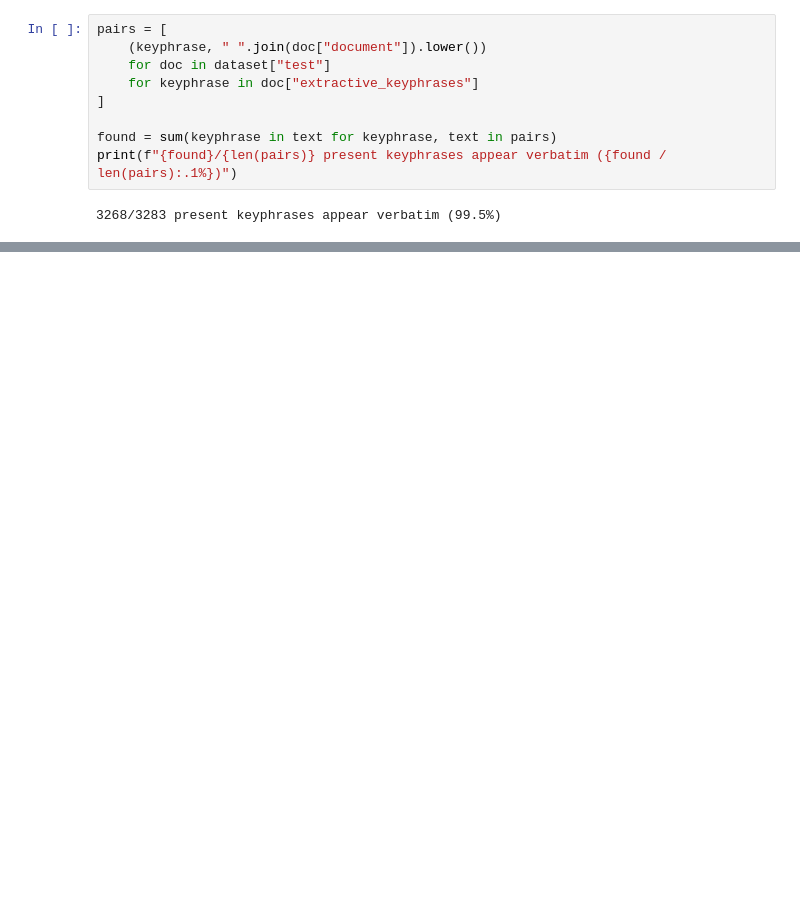
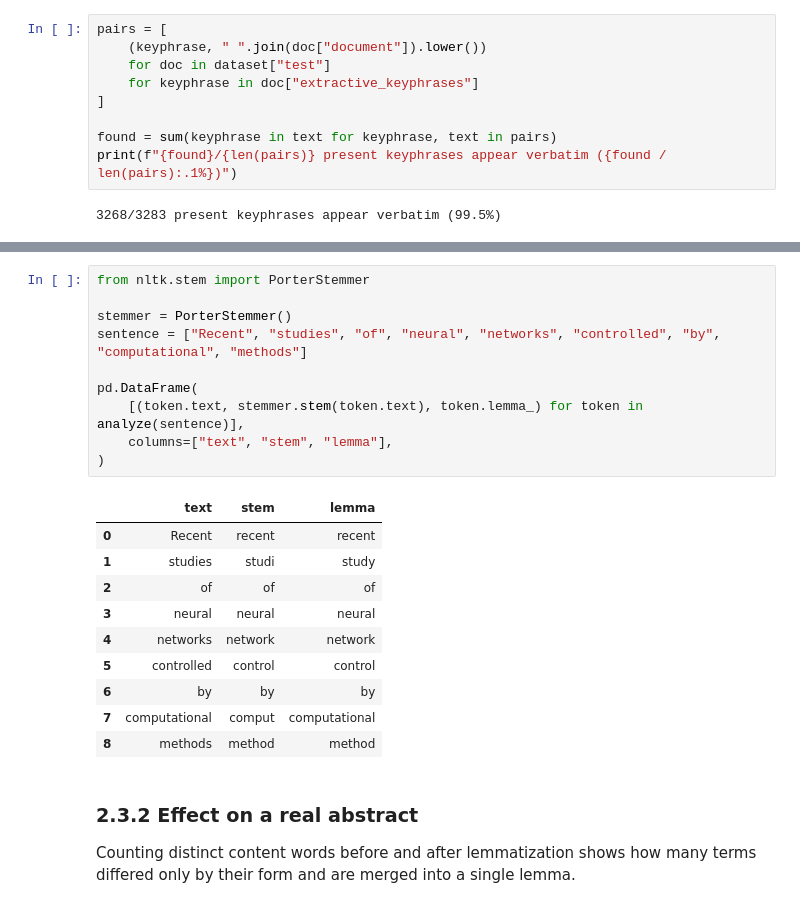
Before and after one commit to FicaBogdan15/keyword-extractor, a Jupyter notebook: keyword_extractor.ipynb, the cells around one changed output, grey strips where cells are left out. Drawn from its saved outputs; the diff is of its cells as text; blank space fills up the shorter version.

```diff
--- a/keyword_extractor.ipynb
+++ b/keyword_extractor.ipynb
@@ -133,0 +347,26 @@ print(f"{found}/{len(pairs)} present keyphrases appear verbatim ({found / len(pa
+# %%
+from nltk.stem import PorterStemmer
+
+stemmer = PorterStemmer()
+sentence = ["Recent", "studies", "of", "neural", "networks", "controlled", "by", "computational", "methods"]
+
+pd.DataFrame(
+    [(token.text, stemmer.stem(token.text), token.lemma_) for token in analyze(sentence)],
+    columns=["text", "stem", "lemma"],
+)
+# %% [output]
+|  | text | stem | lemma |
+| 0 | Recent | recent | recent |
+| 1 | studies | studi | study |
+| 2 | of | of | of |
+| 3 | neural | neural | neural |
+| 4 | networks | network | network |
+| 5 | controlled | control | control |
+| 6 | by | by | by |
+| 7 | computational | comput | computational |
+| 8 | methods | method | method |
+# %% [markdown]
+### 2.3.2 Effect on a real abstract
+
+Counting distinct content words before and after lemmatization shows how many terms
+differed only by their form and are merged into a single lemma.
```
Also changed, not shown: parts of 31 cells of this notebook.
